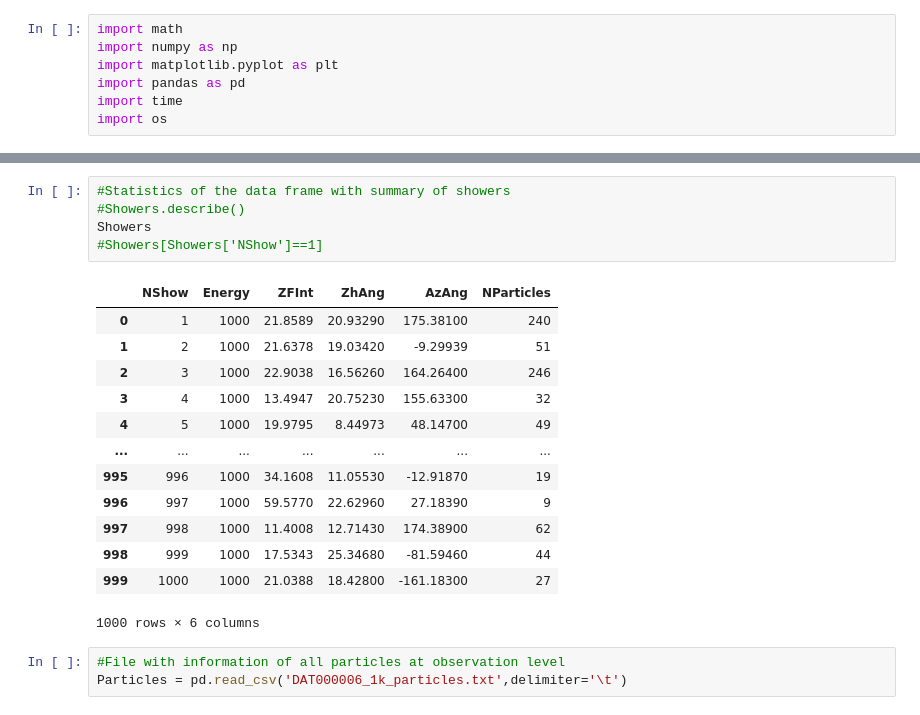
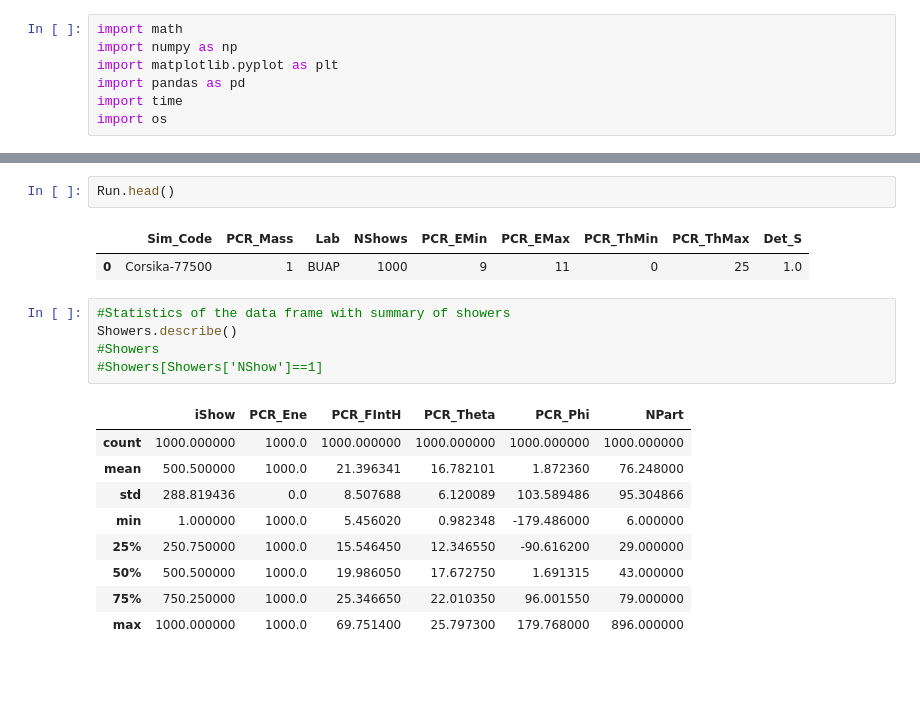
Before and after one commit to camilojtorresc/CosmicRays_ClusterAnalysis, a Jupyter notebook: clusters_analysis_v8.ipynb, the cells around one changed output, grey strips where cells are left out. Saved outputs shown, nothing was run; the diff lists cells and outputs as text; blank space fills up the shorter version.

```diff
--- a/clusters_analysis_v8.ipynb
+++ b/clusters_analysis_v8.ipynb
@@ -24,22 +117,20 @@ Showers = pd.read_csv(r'DAT000006_1k_showers.txt',delimiter='\t')
+# %%
+Run.head()
+# %% [output]
+|  | Sim_Code | PCR_Mass | Lab | NShows | PCR_EMin | PCR_EMax | PCR_ThMin | PCR_ThMax | Det_S |
+| 0 | Corsika-77500 | 1 | BUAP | 1000 | 9 | 11 | 0 | 25 | 1.0 |
 # %%
 #Statistics of the data frame with summary of showers
-#Showers.describe()
-Showers
+Showers.describe()
+#Showers
 #Showers[Showers['NShow']==1]
 # %% [output]
-|  | NShow | Energy | ZFInt | ZhAng | AzAng | NParticles |
-| 0 | 1 | 1000 | 21.8589 | 20.93290 | 175.38100 | 240 |
-| 1 | 2 | 1000 | 21.6378 | 19.03420 | -9.29939 | 51 |
-| 2 | 3 | 1000 | 22.9038 | 16.56260 | 164.26400 | 246 |
-| 3 | 4 | 1000 | 13.4947 | 20.75230 | 155.63300 | 32 |
-| 4 | 5 | 1000 | 19.9795 | 8.44973 | 48.14700 | 49 |
-| ... | ... | ... | ... | ... | ... | ... |
-| 995 | 996 | 1000 | 34.1608 | 11.05530 | -12.91870 | 19 |
-| 996 | 997 | 1000 | 59.5770 | 22.62960 | 27.18390 | 9 |
-| 997 | 998 | 1000 | 11.4008 | 12.71430 | 174.38900 | 62 |
-| 998 | 999 | 1000 | 17.5343 | 25.34680 | -81.59460 | 44 |
-| 999 | 1000 | 1000 | 21.0388 | 18.42800 | -161.18300 | 27 |
+|  | iShow | PCR_Ene | PCR_FIntH | PCR_Theta | PCR_Phi | NPart |
+| count | 1000.000000 | 1000.0 | 1000.000000 | 1000.000000 | 1000.000000 | 1000.000000 |
+| mean | 500.500000 | 1000.0 | 21.396341 | 16.782101 | 1.872360 | 76.248000 |
+| std | 288.819436 | 0.0 | 8.507688 | 6.120089 | 103.589486 | 95.304866 |
+| min | 1.000000 | 1000.0 | 5.456020 | 0.982348 | -179.486000 | 6.000000 |
+| 25% | 250.750000 | 1000.0 | 15.546450 | 12.346550 | -90.616200 | 29.000000 |
+| 50% | 500.500000 | 1000.0 | 19.986050 | 17.672750 | 1.691315 | 43.000000 |
+| 75% | 750.250000 | 1000.0 | 25.346650 | 22.010350 | 96.001550 | 79.000000 |
+| max | 1000.000000 | 1000.0 | 69.751400 | 25.797300 | 179.768000 | 896.000000 |
-1000 rows × 6 columns
-# %%
-#File with information of all particles at observation level
-Particles = pd.read_csv('DAT000006_1k_particles.txt',delimiter='\t')
```
Also changed, not shown: parts of 44 cells of this notebook, 2 other files.
